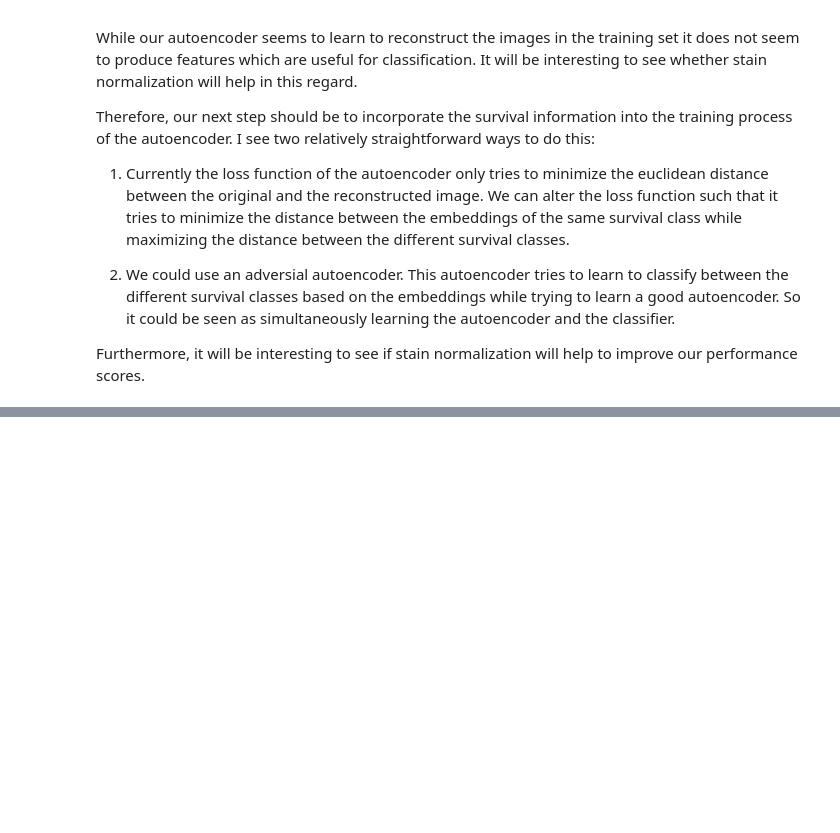
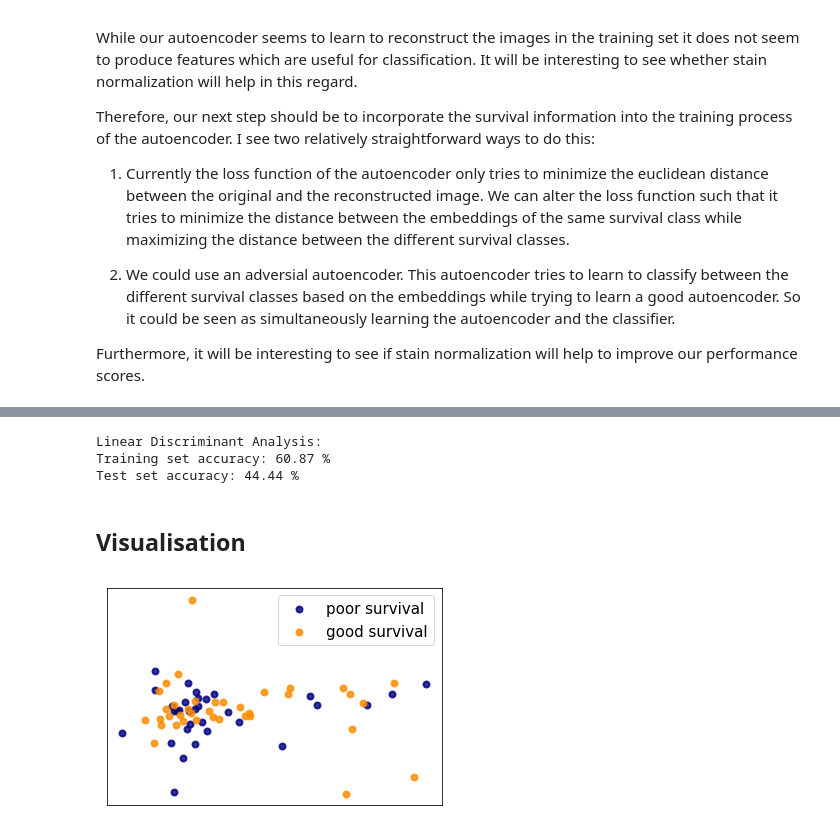
Before and after one commit to treigerm/honours, a Jupyter notebook: notebooks/Analysis.ipynb, the cells around one changed output, grey strips where cells are left out. Cells and saved outputs as stored; diff of their text form; code cells hidden in the pictures; blank space fills up the shorter version.

```diff
--- a/notebooks/Analysis.ipynb
+++ b/notebooks/Analysis.ipynb
@@ -203,0 +225,7 @@ $( document ).ready(code_toggle);
+# %%
+EMB_PATH = os.path.join(ROOT_DIR, "logs", "inter_mse_loss_20190201-185759", "agg_embeddings.pickle")
+# %%
+X_train, y_train = create_X_y(EMB_PATH, "train")
+X_val, y_val = create_X_y(EMB_PATH, "val")
+X_test, y_test = create_X_y(EMB_PATH, "test")
+X, y = pd.concat([X_train, X_val]), np.concatenate([y_train, y_val])
@@ -203,0 +234,2 @@ $( document ).ready(code_toggle);
+# %%
+run_classifier(X, y, X_test, y_test, LogisticRegression(random_state=0, solver='lbfgs'), "Logistic Regression")
@@ -203,0 +244,2 @@ $( document ).ready(code_toggle);
+# %%
+run_classifier(X, y, X_test, y_test, RandomForestClassifier(n_estimators=100, max_depth=2, random_state=0), "Random Forest")
@@ -203,0 +256,12 @@ $( document ).ready(code_toggle);
+# %%
+lda = run_classifier(X, y, X_test, y_test, LinearDiscriminantAnalysis(solver="svd"), "Linear Discriminant Analysis")
+# %% [output]
+Linear Discriminant Analysis:
+Training set accuracy: 60.87 %
+Test set accuracy: 44.44 %
+# %% [markdown]
+## Visualisation
+# %%
+visualise_reduced(X, y, PCA(n_components=2), filename="pca_means_random_sampling_inter.pdf")
+# %% [output]
+[figure, added]
```
Also changed, not shown: parts of 25 cells of this notebook, 5 other files.
